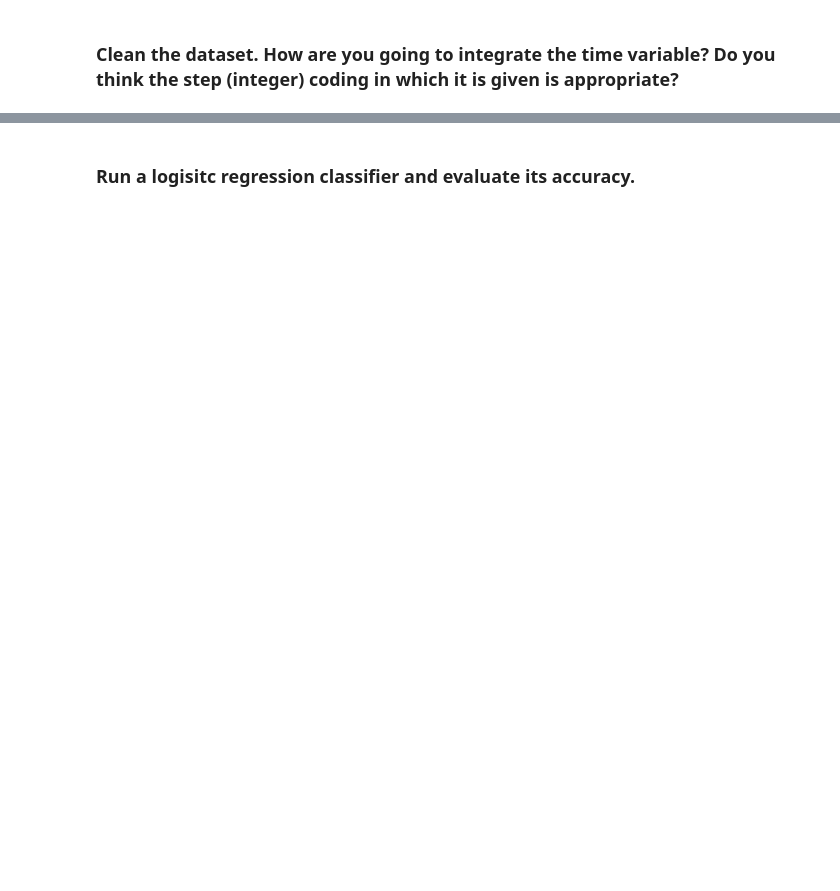
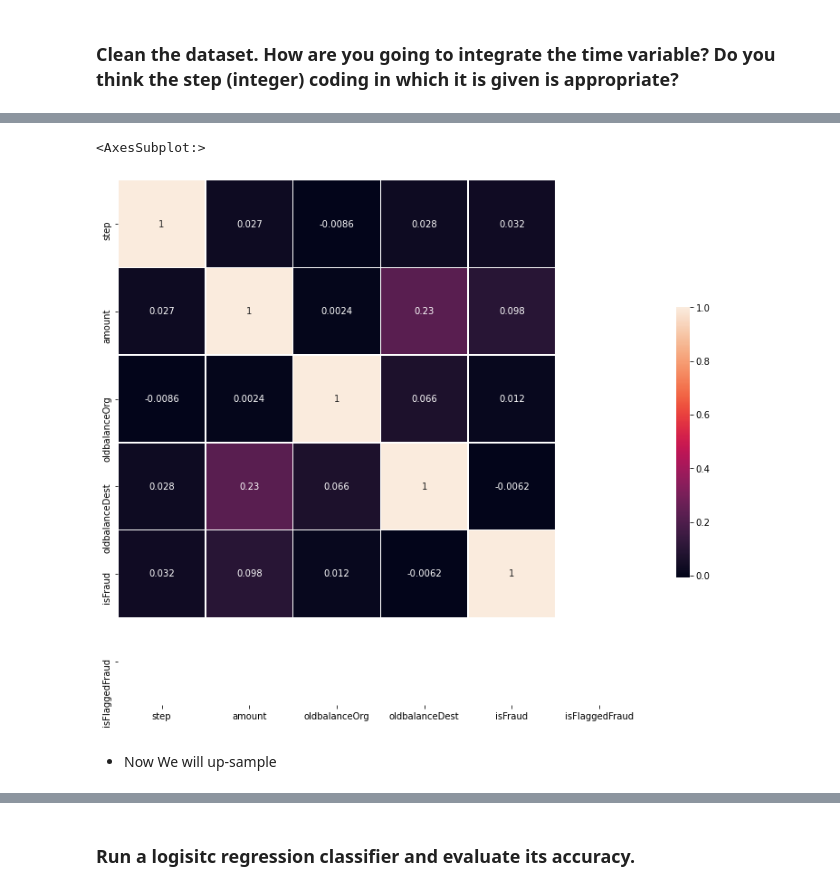
Before and after one commit to ta-data-lis/lab-imbalance, a Jupyter notebook: your-code/lab_imbalance.ipynb, the cells around one changed output, grey strips where cells are left out. Cells and saved outputs as stored; diff of their text form; code cells hidden in the pictures; blank space fills up the shorter version.

```diff
--- a/your-code/lab_imbalance.ipynb
+++ b/your-code/lab_imbalance.ipynb
@@ -21,0 +127,11 @@ Like we disussed in class, when we have noisy data, if we are not careful, we ca
+# %%
+data.drop(["newbalanceOrig","newbalanceDest"],axis=1,inplace=True)
+# %%
+corr=data.corr()
+fig, ax = plt.subplots(figsize = (13,11))
+sns.heatmap(data.corr(), vmax=1, square=True, annot=corr, linewidths=0.5, cbar_kws={"shrink":0.5})
+# %% [output]
+<AxesSubplot:>
+[figure, added]
+# %% [markdown]
+* Now We will up-sample
```
Also changed, not shown: parts of 50 cells of this notebook.
